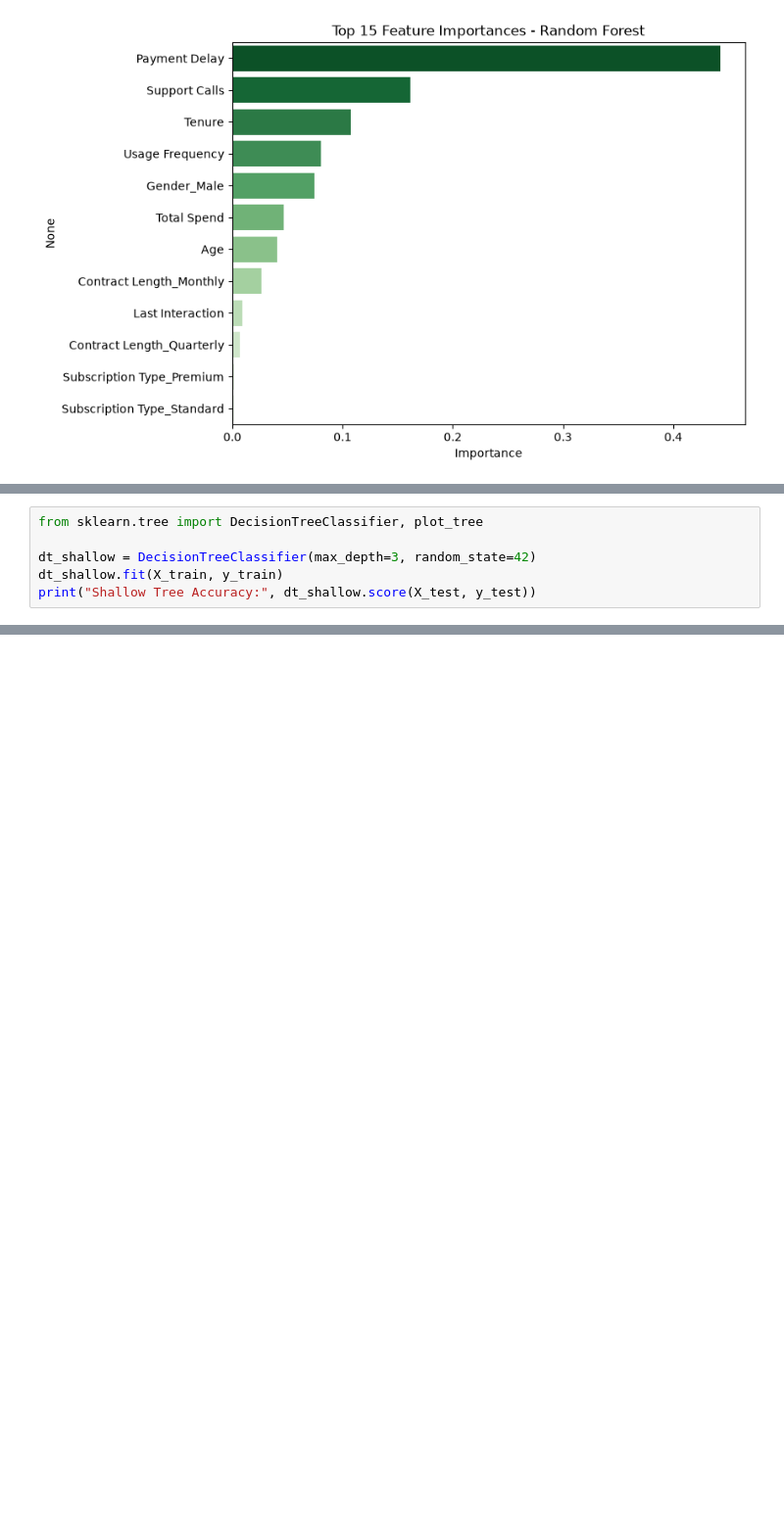
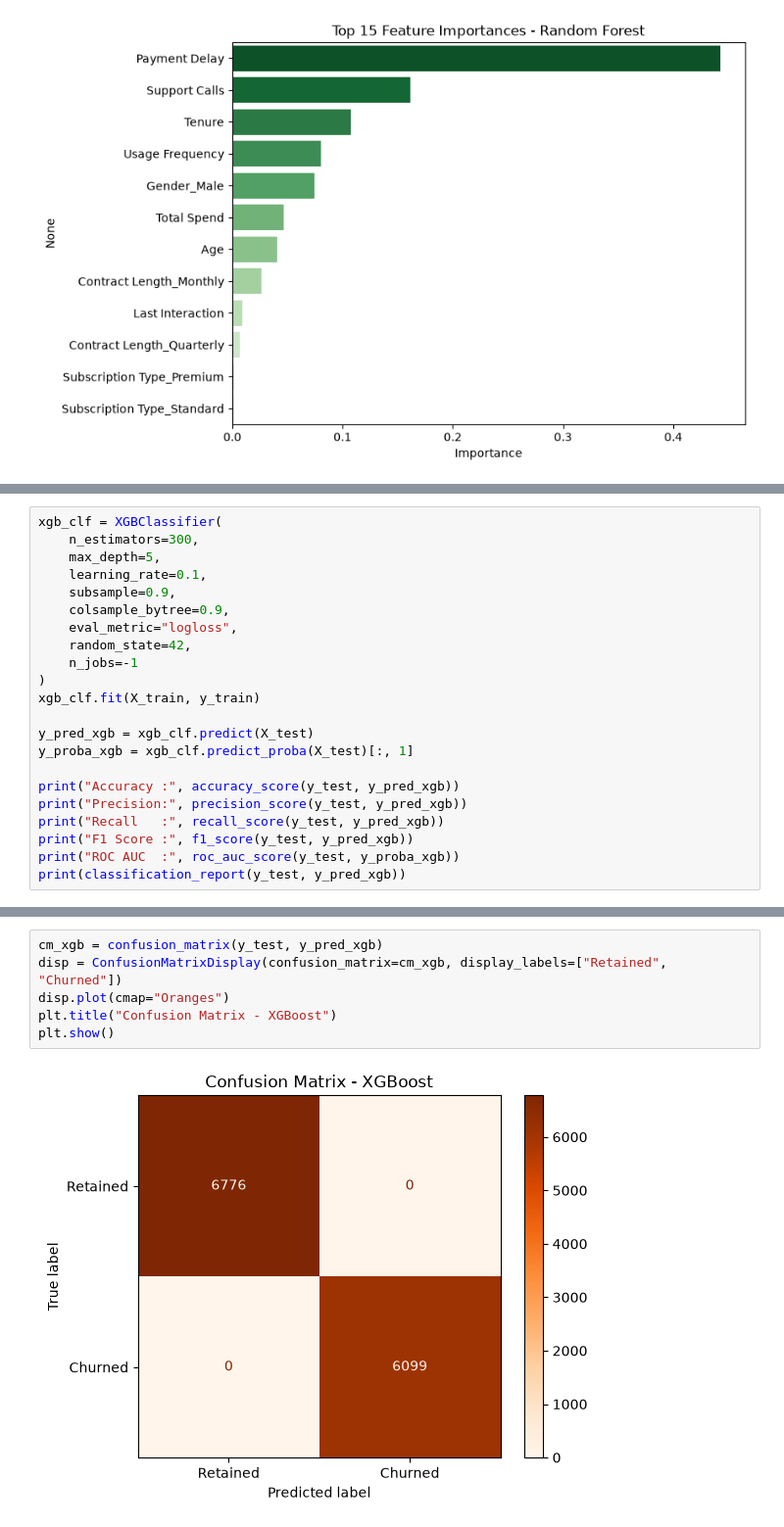
Before and after one commit to janaali2006/customer-churn-prediction, a Jupyter notebook: main (1).ipynb, the cells around one changed output, grey strips where cells are left out. Shown at 98% size. Cells and saved outputs as stored; diff of their text form; blank space fills up the shorter version.

```diff
--- a/main (1).ipynb
+++ b/main (1).ipynb
@@ -434,6 +391,0 @@ results
-# %%
-from sklearn.tree import DecisionTreeClassifier, plot_tree
-
-dt_shallow = DecisionTreeClassifier(max_depth=3, random_state=42)
-dt_shallow.fit(X_train, y_train)
-print("Shallow Tree Accuracy:", dt_shallow.score(X_test, y_test))
@@ -475,0 +394,22 @@ Churn
+# %%
+xgb_clf = XGBClassifier(
+    n_estimators=300,
+    max_depth=5,
+    learning_rate=0.1,
+    subsample=0.9,
+    colsample_bytree=0.9,
+    eval_metric="logloss",
+    random_state=42,
+    n_jobs=-1
+)
+xgb_clf.fit(X_train, y_train)
+
+y_pred_xgb = xgb_clf.predict(X_test)
+y_proba_xgb = xgb_clf.predict_proba(X_test)[:, 1]
+
+print("Accuracy :", accuracy_score(y_test, y_pred_xgb))
+print("Precision:", precision_score(y_test, y_pred_xgb))
+print("Recall   :", recall_score(y_test, y_pred_xgb))
+print("F1 Score :", f1_score(y_test, y_pred_xgb))
+print("ROC AUC  :", roc_auc_score(y_test, y_proba_xgb))
+print(classification_report(y_test, y_pred_xgb))
@@ -475,0 +430,8 @@ Churn
+# %%
+cm_xgb = confusion_matrix(y_test, y_pred_xgb)
+disp = ConfusionMatrixDisplay(confusion_matrix=cm_xgb, display_labels=["Retained", "Churned"])
+disp.plot(cmap="Oranges")
+plt.title("Confusion Matrix - XGBoost")
+plt.show()
+# %% [output]
+[figure, added]
```
Also changed, not shown: parts of 16 cells of this notebook.
